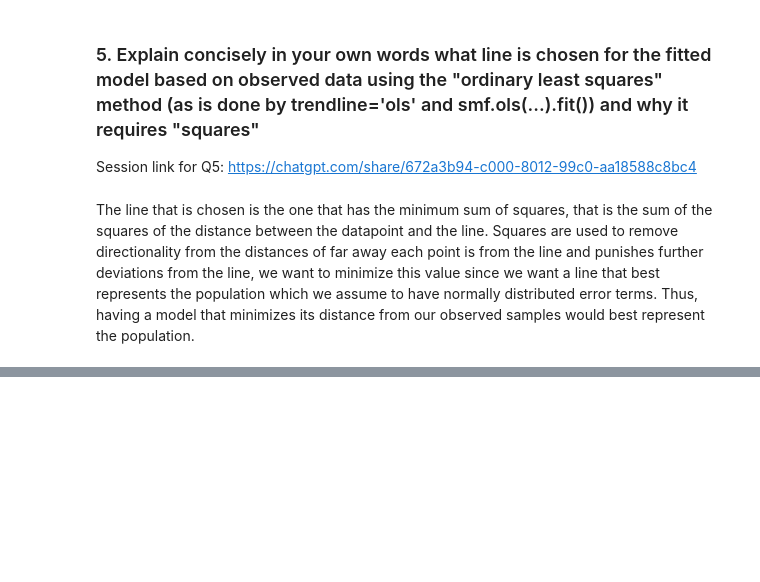
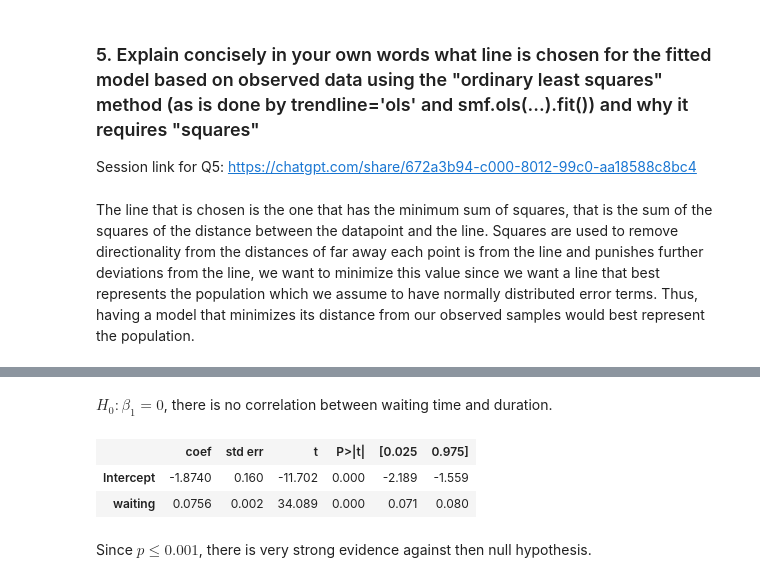
Before and after one commit to KurbyDoo/STA130, a Jupyter notebook: HW/HW 06 - Cayden Wong.ipynb, the cells around one changed output, grey strips where cells are left out. Saved outputs shown, nothing was run; the diff lists cells and outputs as text; code cells hidden in the pictures; blank space fills up the shorter version.

```diff
--- a/HW/HW 06 - Cayden Wong.ipynb
+++ b/HW/HW 06 - Cayden Wong.ipynb
@@ -216,0 +333,19 @@ The line that is chosen is the one that has the minimum sum of squares, that is
+# %% [markdown]
+$H_0: \beta_1 = 0$, there is no correlation between waiting time and duration.
+# %%
+import seaborn as sns
+import statsmodels.formula.api as smf
+
+# The "Classic" Old Faithful Geyser dataset
+old_faithful = sns.load_dataset('geyser')
+
+linear_for_specification = 'duration ~ waiting'
+model = smf.ols(linear_for_specification, data=old_faithful)
+fitted_model = model.fit()
+fitted_model.summary().tables[1]
+# %% [output]
+|  | coef | std err | t | P>|t| | [0.025 | 0.975] |
+| Intercept | -1.8740 | 0.160 | -11.702 | 0.000 | -2.189 | -1.559 |
+| waiting | 0.0756 | 0.002 | 34.089 | 0.000 | 0.071 | 0.080 |
+# %% [markdown]
+Since $p \leq 0.001$, there is very strong evidence against then null hypothesis.
```
Also changed, not shown: parts of 34 cells of this notebook, 4 other files.
